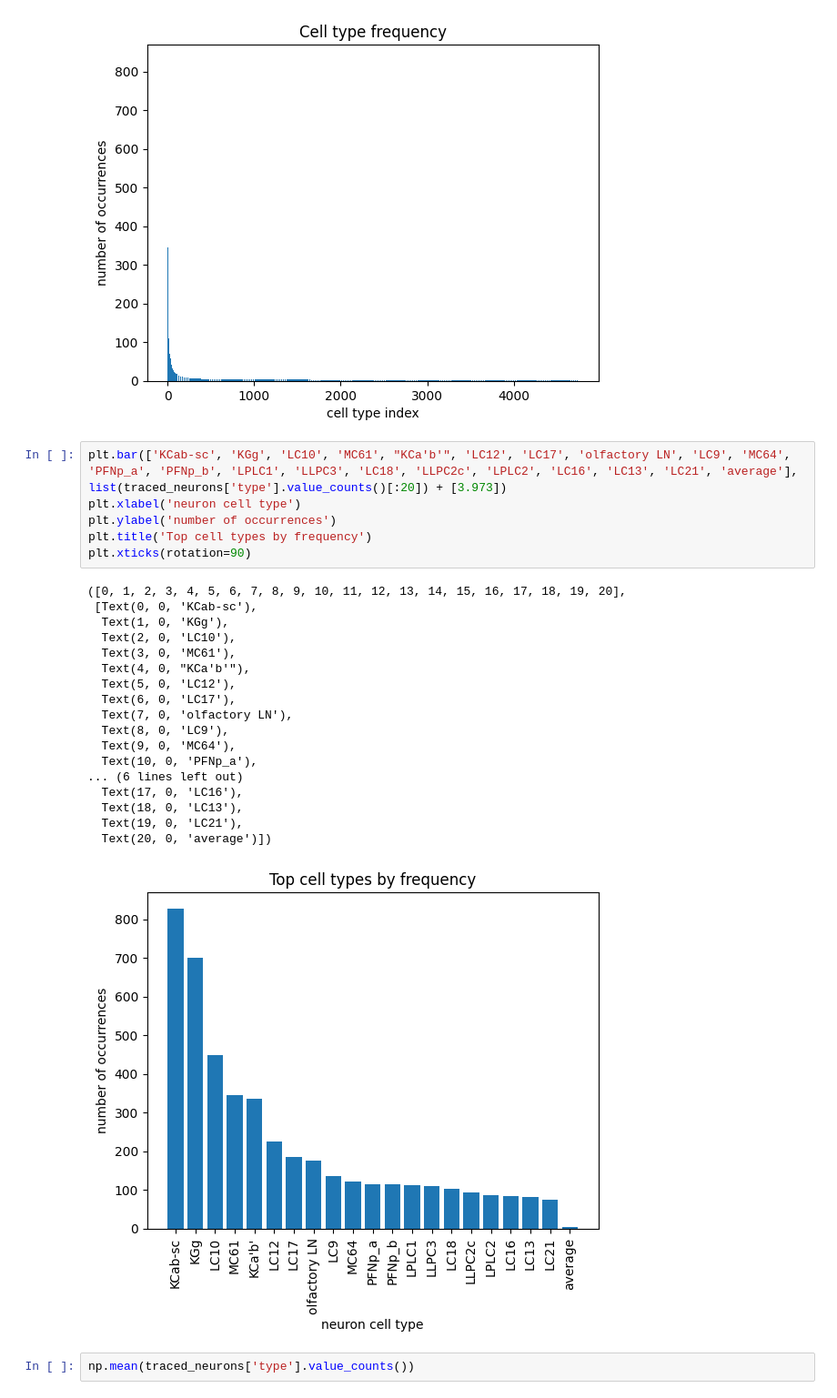
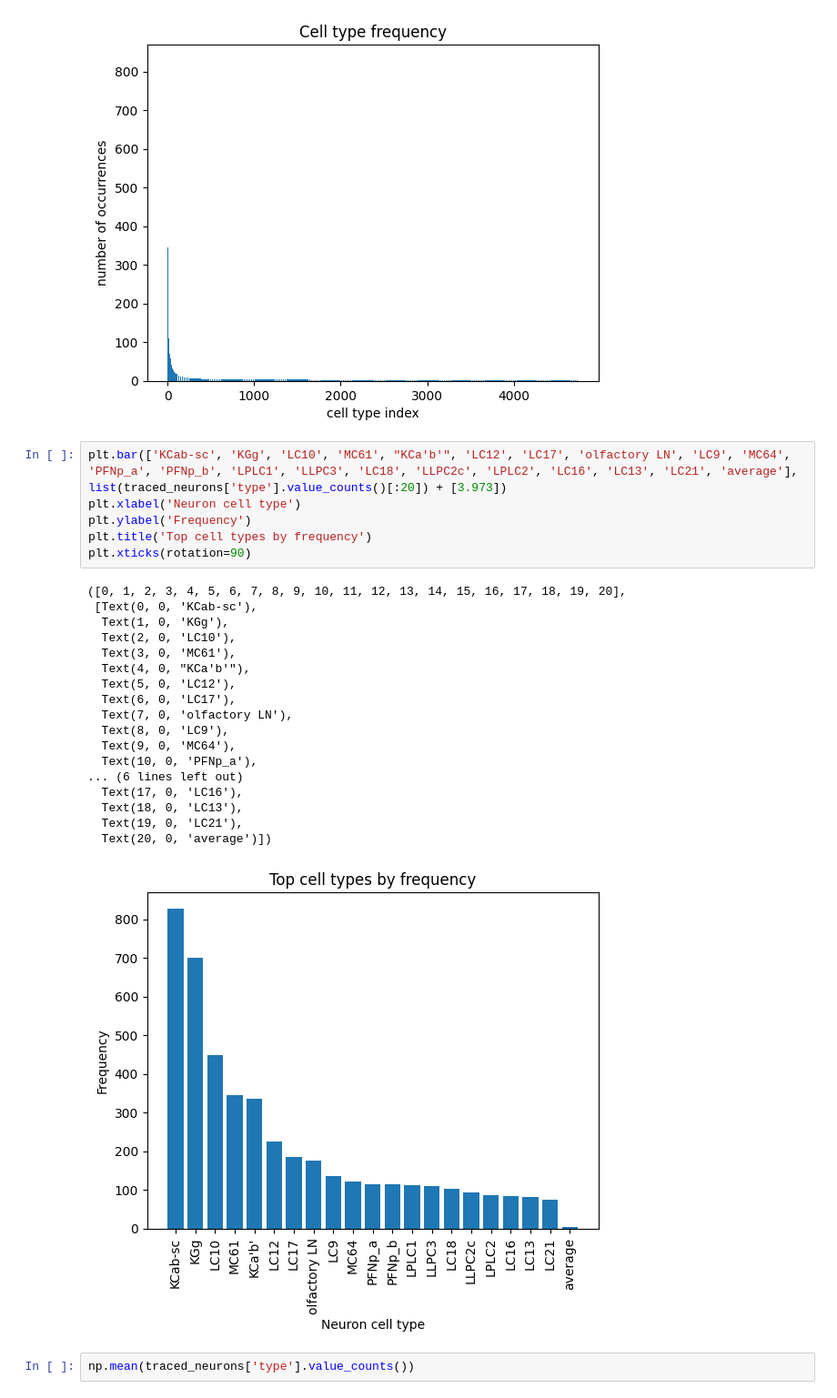
Before and after one commit to acnelexh/ADL-Final-Project, a Jupyter notebook: HemiBrain dataset tinkering.ipynb, the cells around one changed output. Shown at 91% size. Cells and saved outputs as stored; diff of their text form.

```diff
--- a/HemiBrain dataset tinkering.ipynb
+++ b/HemiBrain dataset tinkering.ipynb
@@ -329,29 +281,29 @@ Text(0, 0.5, 'number of occurrences')
 [figure]
 # %%
 plt.bar(['KCab-sc', 'KGg', 'LC10', 'MC61', "KCa'b'", 'LC12', 'LC17', 'olfactory LN', 'LC9', 'MC64', 'PFNp_a', 'PFNp_b', 'LPLC1', 'LLPC3', 'LC18', 'LLPC2c', 'LPLC2', 'LC16', 'LC13', 'LC21', 'average'], list(traced_neurons['type'].value_counts()[:20]) + [3.973])
-plt.xlabel('neuron cell type')
-plt.ylabel('number of occurrences')
+plt.xlabel('Neuron cell type')
+plt.ylabel('Frequency')
 plt.title('Top cell types by frequency')
 plt.xticks(rotation=90)
 # %% [output]
 ([0, 1, 2, 3, 4, 5, 6, 7, 8, 9, 10, 11, 12, 13, 14, 15, 16, 17, 18, 19, 20],
  [Text(0, 0, 'KCab-sc'),
   Text(1, 0, 'KGg'),
   Text(2, 0, 'LC10'),
   Text(3, 0, 'MC61'),
   Text(4, 0, "KCa'b'"),
   Text(5, 0, 'LC12'),
   Text(6, 0, 'LC17'),
   Text(7, 0, 'olfactory LN'),
   Text(8, 0, 'LC9'),
   Text(9, 0, 'MC64'),
   Text(10, 0, 'PFNp_a'),
 ... (6 lines left out)
   Text(17, 0, 'LC16'),
   Text(18, 0, 'LC13'),
   Text(19, 0, 'LC21'),
   Text(20, 0, 'average')])
-[figure, old version]
+[figure, new version]
 # %%
 np.mean(traced_neurons['type'].value_counts())
 # %% [output]
```
Also changed, not shown: parts of 34 cells of this notebook.
